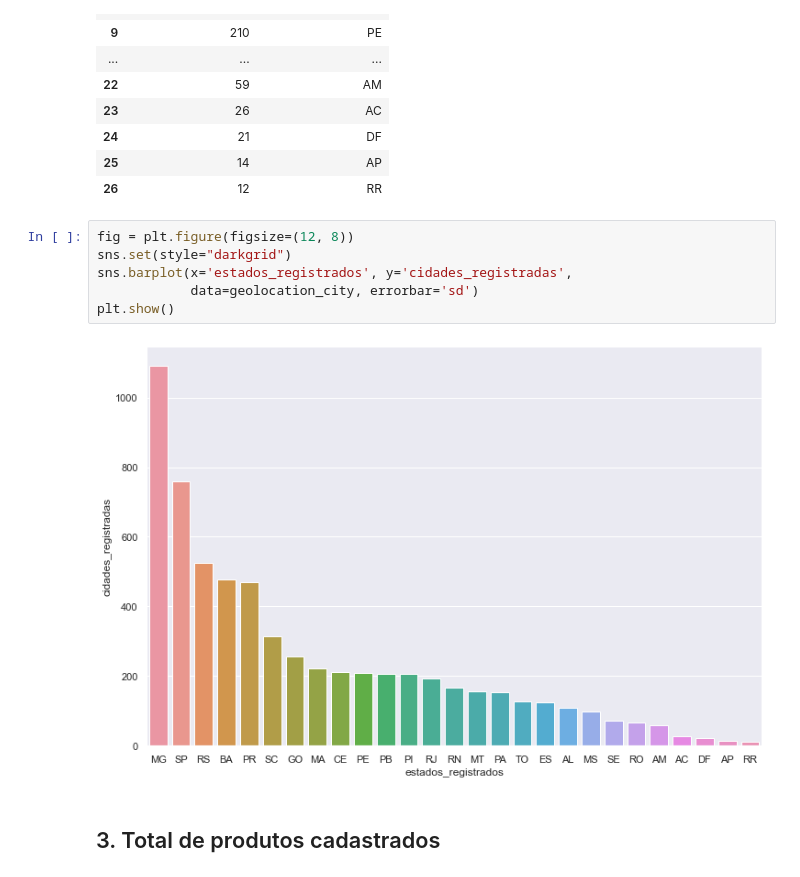
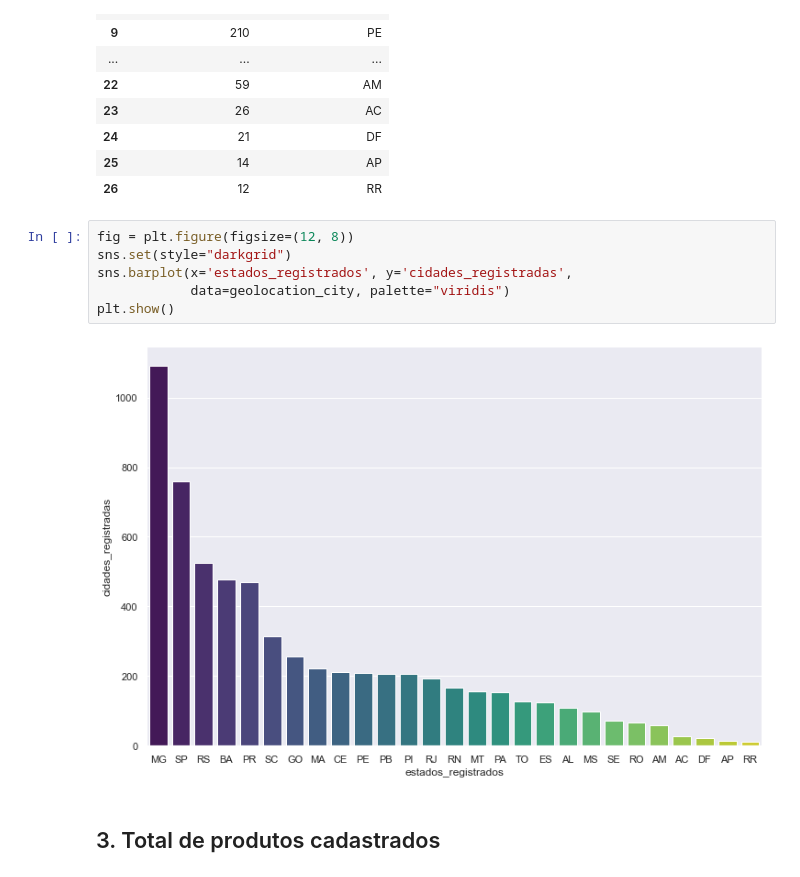
Before and after one commit to deborabmfreitas/projeto-sql, a Jupyter notebook: project.ipynb, the cells around one changed output. Drawn from its saved outputs; the diff is of its cells as text.

```diff
--- a/project.ipynb
+++ b/project.ipynb
@@ -454,11 +404,11 @@ geolocation_city
 # %%
 fig = plt.figure(figsize=(12, 8))
 sns.set(style="darkgrid")
 sns.barplot(x='estados_registrados', y='cidades_registradas',
-            data=geolocation_city, errorbar='sd')
+            data=geolocation_city, palette="viridis")
 plt.show()
 # %% [output]
-[figure, old version]
+[figure, new version]
 # %% [markdown]
 ## 3. Total de produtos cadastrados
 # %% [markdown]
```
Also changed, not shown: parts of 54 cells of this notebook.
